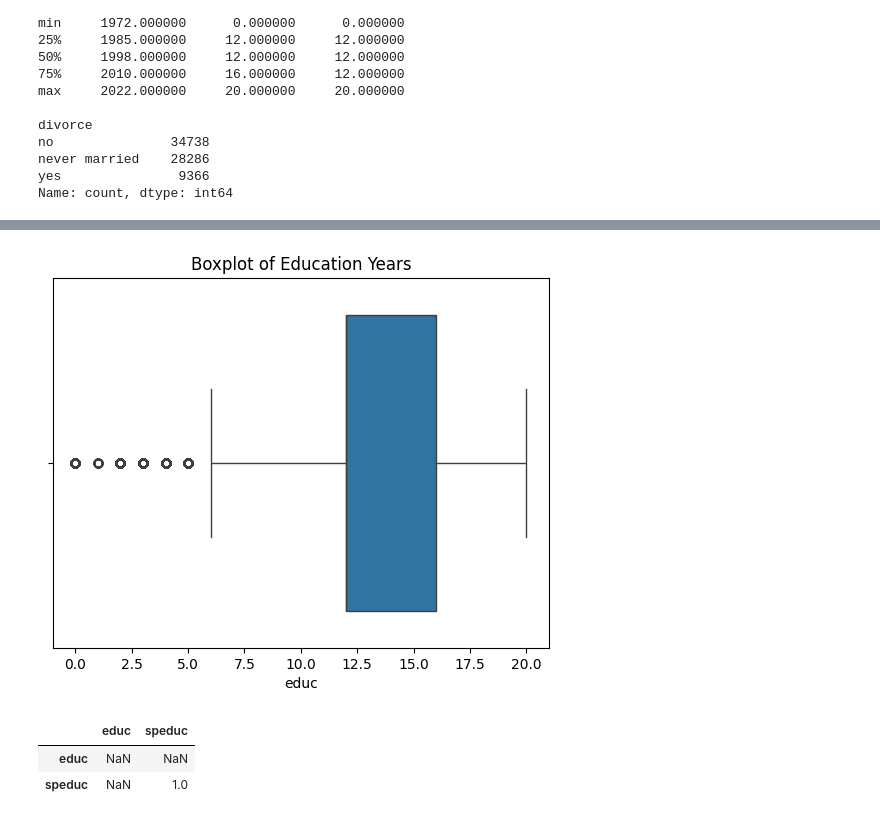
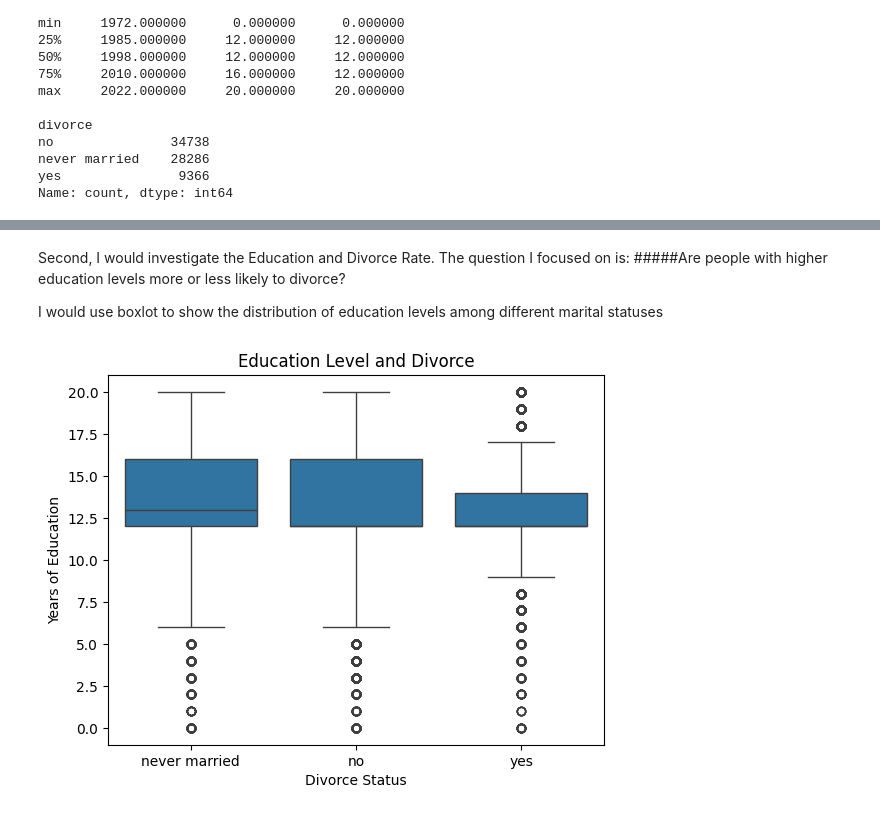
Before and after one commit to KeerHu73/EDA, a Jupyter notebook: lab/gss.ipynb, the cells around one changed output, grey strips where cells are left out. Drawn from its saved outputs; the diff is of its cells as text; code cells hidden in the pictures.

```diff
--- a/lab/gss.ipynb
+++ b/lab/gss.ipynb
@@ -161,14 +185,14 @@ plt.show()
+# %% [markdown]
+Second, I would investigate the Education and Divorce Rate.
+The question I focused on is:
+#####Are people with higher education levels more or less likely to divorce?
+
+I would use boxlot to show the distribution of education levels among different marital statuses
 # %%
-
-sns.boxplot(x=df['educ'])
-plt.title("Boxplot of Education Years")
+sns.boxplot(x=df['divorce'], y=df['educ'])
+plt.title("Education Level and Divorce")
+plt.xlabel("Divorce Status")
+plt.ylabel("Years of Education")
 plt.show()
 # %% [output]
-[figure, old version]
+[figure, new version]
-# %%
-#This checks if people with similar education tend to marry each other.
-df[['educ', 'speduc']].corr() # Check correlation
-# %% [output]
-|  | educ | speduc |
-| educ | NaN | NaN |
-| speduc | NaN | 1.0 |
```
Also changed, not shown: parts of 8 cells of this notebook.
